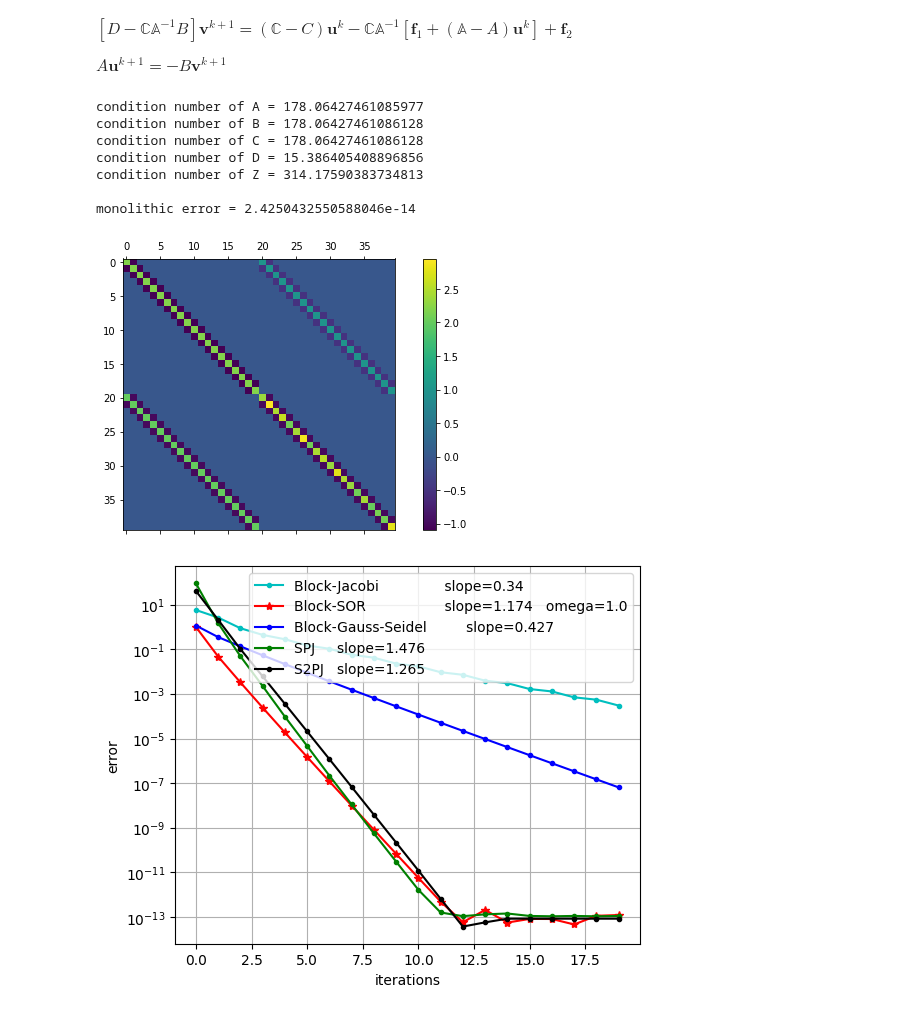
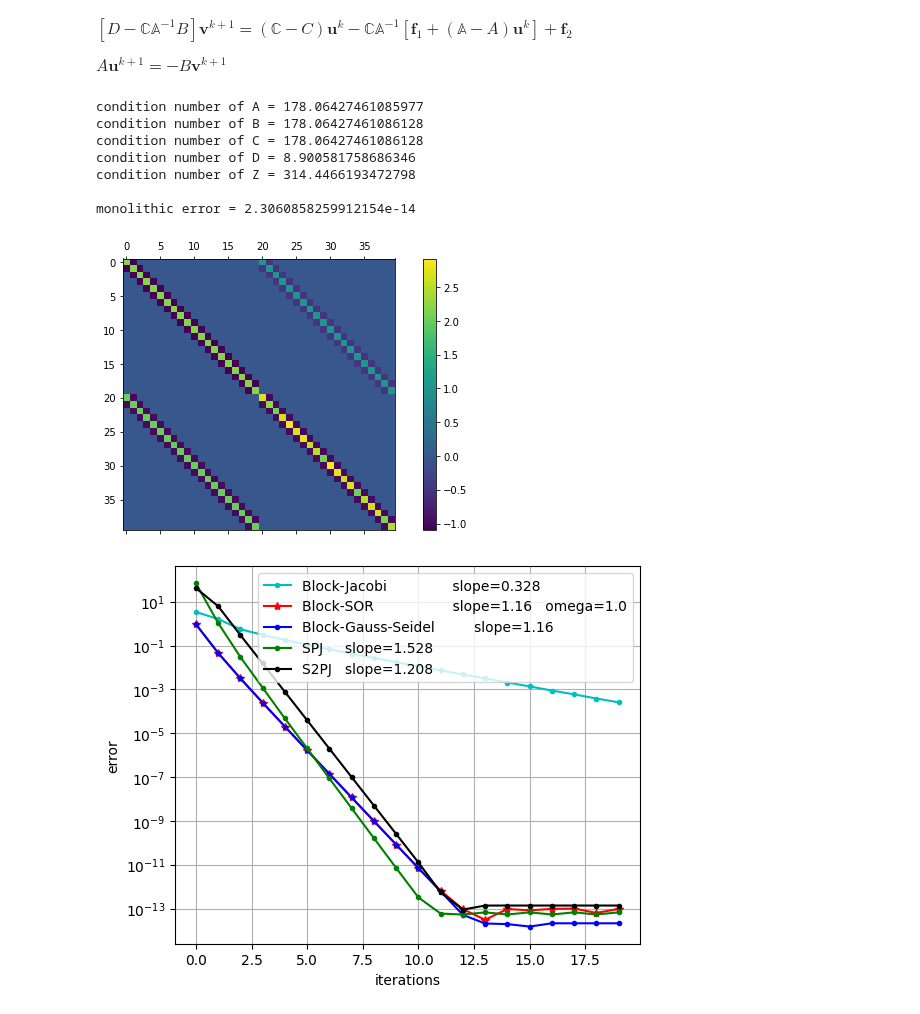
Before and after one commit to multiform-UoN/splittingschemes, a Jupyter notebook: python/splitting.ipynb, the cells around one changed output. Saved outputs shown, nothing was run; the diff lists cells and outputs as text; code cells hidden in the pictures.

```diff
--- a/python/splitting.ipynb
+++ b/python/splitting.ipynb
@@ -159,13 +89,6 @@ fig1.colorbar(cax, ax=ax)
 plt.savefig('matrix.pdf')
 plt.show()
 
-from scipy import stats
-
-def slope(res):
-    x = np.arange(len(res))
-    slope, intercept, r_value, p_value, std_err = stats.linregress(x,np.log10(res))
-    return slope
-
 nit = 20
 Lvec = [0.4, 0.5]
 clrs = ['r', 'b', 'g']
@@ -173,44 +96,44 @@ clrs = ['r', 'b', 'g']
 plt.figure(dpi=100, figsize=(6,5))
 
 omega = 1.0
-u_BJ,   v_BJ,   res_BJ   = method_BlockJacobi(A, B, C, D, f1, f2, nit,0)
-#u_BSOR, v_BSOR, res_BSOR = method_BlockSOR(A, B, C, D, f1, f2, nit, omega)
-#u_BGS,  v_BGS,  res_BGS  = method_BlockGaussSeidel(A, B, C, D, f1, f2, nit, 0)
-#u_SPJ,  v_SPJ,  res_SPJ  = method_ShurPartialJacobi(A, B, C, D, f1, f2, nit, 0)
-#u_SPJ2, v_SPJ2, res_SPJ2 = method_ShurDualPartialJacobi(A, B, C, D, f1, f2, nit)
-u_BSOR, v_BSOR, res_BSOR = method_BlockSOR(A, B, A-C, B-D, f1, f1-f2, nit, omega)
-u_BGS,  v_BGS,  res_BGS  = method_BlockGaussSeidel(A, B, C, D, f1, f2, nit, 0)
-u_SPJ,  v_SPJ,  res_SPJ  = method_ShurPartialJacobi(A, B, A-C, B-D, f1, f1-f2, nit, 0)
-u_SPJ2, v_SPJ2, res_SPJ2 = method_ShurDualPartialJacobi(A, B, A-C, B-D, f1, f1-f2, nit)
+u_BJ,   v_BJ,   res_BJ   = mylib.method_BlockJacobi(A, B, C, D, f1, f2, nit, 0, sol)
+#u_BSOR, v_BSOR, res_BSOR = mylib.method_BlockSOR(A, B, C, D, f1, f2, nit, omega, sol)
+#u_BGS,  v_BGS,  res_BGS  = mylib.method_BlockGaussSeidel(A, B, C, D, f1, f2, nit, 0, sol)
+#u_SPJ,  v_SPJ,  res_SPJ  = mylib.method_ShurPartialJacobi(A, B, C, D, f1, f2, nit, 0, sol)
+#u_SPJ2, v_SPJ2, res_SPJ2 = mylib.method_ShurDualPartialJacobi(A, B, C, D, f1, f2, nit, sol)
+u_BSOR, v_BSOR, res_BSOR = mylib.method_BlockSOR(A, B, A-C, B-D, f1, f1-f2, nit, omega, sol)
+u_BGS,  v_BGS,  res_BGS  = mylib.method_BlockGaussSeidel(A, B, A-C, B-D, f1, f1-f2, nit, 0, sol)
+u_SPJ,  v_SPJ,  res_SPJ  = mylib.method_ShurPartialJacobi(A, B, A-C, B-D, f1, f1-f2, nit, 0, sol)
+u_SPJ2, v_SPJ2, res_SPJ2 = mylib.method_ShurDualPartialJacobi(A, B, A-C, B-D, f1, f1-f2, nit, sol)
 
 nn = 5
 l1 = slope(res_BSOR[:nn])
 l2 = slope(res_BGS[:nn])
 l3 = slope(res_SPJ[:nn])
 l4 = slope(res_BJ[:nn])
 l5 = slope(res_SPJ2[:nn])
 
 plt.semilogy(res_BJ,  'c.-',  label=f"Block-Jacobi               slope={np.round(-l4,3)}")
 plt.semilogy(res_BSOR, 'r*-', label=f"Block-SOR                  slope={np.round(-l1,3)}   omega={omega}")
 plt.semilogy(res_BGS, 'b.-',  label=f"Block-Gauss-Seidel         slope={np.round(-l2,3)}   ")
 plt.semilogy(res_SPJ, 'g.-',  label=f"SPJ     slope={np.round(-l3,3)}")
 plt.semilogy(res_SPJ2,'k.-',  label=f"S2PJ   slope={np.round(-l5,3)}")
 
 plt.grid()
 #plt.legend(loc='upper center', bbox_to_anchor=(0.5, 1.32), ncol=1, fancybox=True, shadow=True)
 plt.legend()
 #plt.ylim(top=2000)
 plt.savefig('conv.pdf')
 plt.xlabel('iterations')
 plt.ylabel('error')
 plt.show()
 # %% [output]
 condition number of A = 178.06427461085977
 condition number of B = 178.06427461086128
 condition number of C = 178.06427461086128
-condition number of D = 15.386405408896856
-condition number of Z = 314.17590383734813
+condition number of D = 8.900581758686346
+condition number of Z = 314.4466193472798
 
-monolithic error = 2.4250432550588046e-14
+monolithic error = 2.3060858259912154e-14
-[figure, old version]
+[figure, new version]
-[figure, old version]
+[figure, new version]
```
Also changed, not shown: parts of 2 cells of this notebook, 12 other files.
